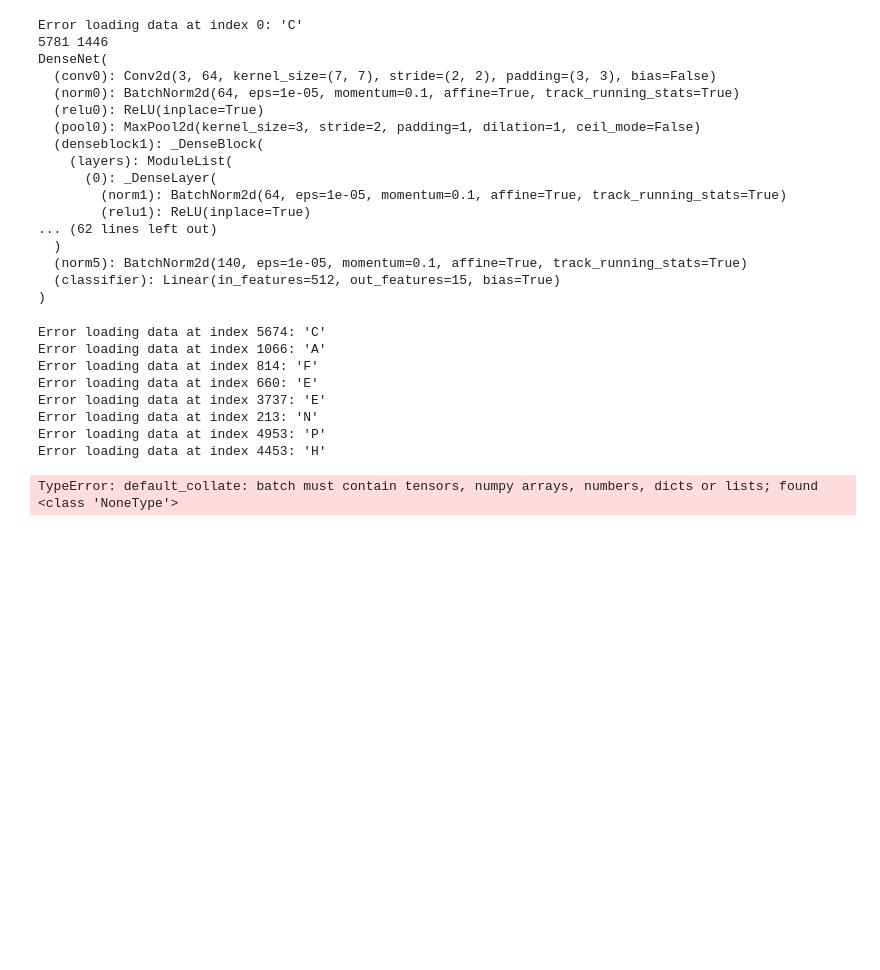
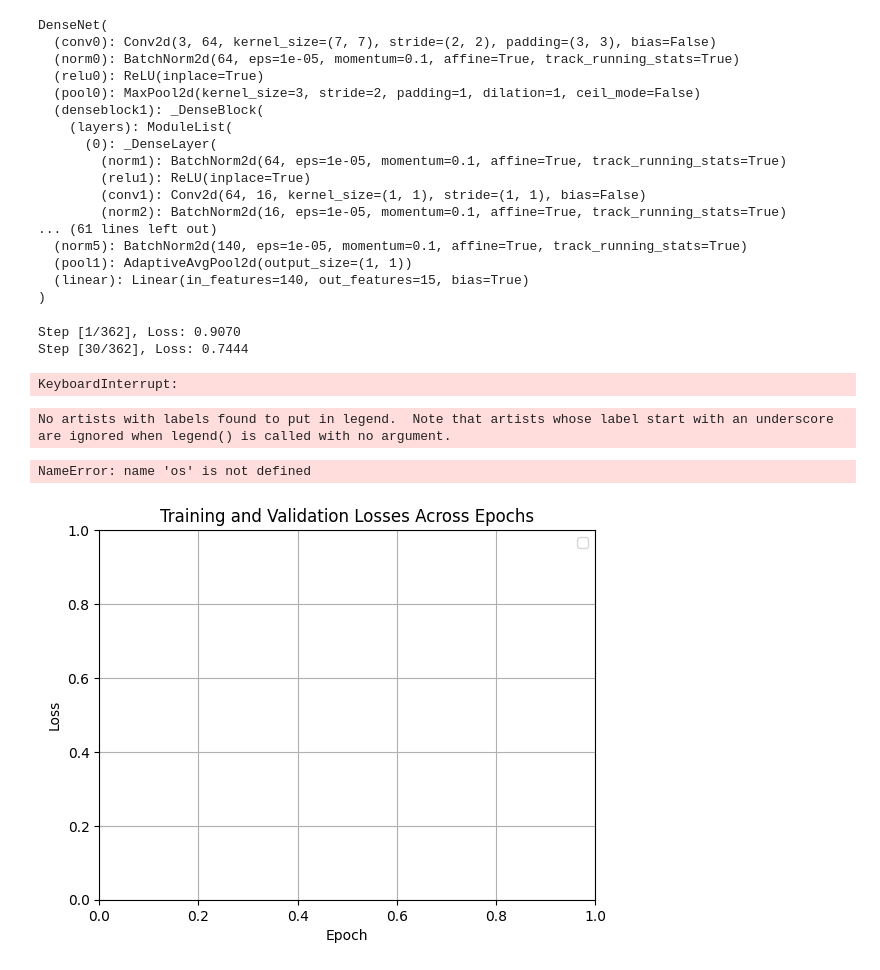
Before and after one commit to Abzzt/adl, a Jupyter notebook: densNet_variation.ipynb, the cells around one changed output. Drawn from its saved outputs; the diff is of its cells as text; code cells hidden in the pictures; blank space fills up the shorter version.

```diff
--- a/densNet_variation.ipynb
+++ b/densNet_variation.ipynb
@@ -50,7 +56,7 @@ class _Transition(nn.Module):
 import torch.nn.functional as F
 from data_proccessing import image_size, labels
 
-dense = models.densenet121()
+# dense = models.densenet121()
 class DenseNet(nn.Module):
     def __init__(self):
         super(DenseNet, self).__init__()
@@ -62,10 +68,11 @@ class DenseNet(nn.Module):
         self.transition1 = _Transition(in_channels=76, out_channels=128)
         self.denseblock2 = _DenseBlock(num_layers=3, in_channels=128, growth_rate=4)  # Added second dense block
         self.norm5 = nn.BatchNorm2d(140, eps=1e-05, momentum=0.1, affine=True, track_running_stats=True)  # Adjusted to the output size of the last dense block
-        self.classifier = nn.Linear(in_features=(512), out_features=15, bias=True)  # Adjusted input features
+        self.pool1 = nn.AdaptiveAvgPool2d(output_size=(1, 1))
+        self.linear = nn.Linear(in_features=(140), out_features=15, bias=True)  # Adjusted input features
 
     def forward(self, x):
-        x = self.conv0(x.to(torch.float32))
+        x = self.conv0(x)
         x = self.norm0(x)
         x = self.relu0(x)
         out = self.pool0(x)
@@ -73,9 +80,10 @@ class DenseNet(nn.Module):
         out = self.transition1(out)
         out = self.denseblock2(out)
         out = F.relu(self.norm5(out))
-        out = F.avg_pool2d(out, kernel_size=out.size(2))
+        out = self.pool1(out)
         out = out.view(out.size(0), -1)
-        out = self.classifier(x)
+        out = self.linear(out)
+        out = F.sigmoid(out)
         return out
 
 
@@ -83,8 +91,6 @@ class DenseNet(nn.Module):
 model = DenseNet()
 print(model)
 # %% [output]
-Error loading data at index 0: 'C'
-5781 1446
 DenseNet(
   (conv0): Conv2d(3, 64, kernel_size=(7, 7), stride=(2, 2), padding=(3, 3), bias=False)
   (norm0): BatchNorm2d(64, eps=1e-05, momentum=0.1, affine=True, track_running_stats=True)
@@ -95,9 +101,11 @@ DenseNet(
       (0): _DenseLayer(
         (norm1): BatchNorm2d(64, eps=1e-05, momentum=0.1, affine=True, track_running_stats=True)
         (relu1): ReLU(inplace=True)
-... (62 lines left out)
-  )
+        (conv1): Conv2d(64, 16, kernel_size=(1, 1), stride=(1, 1), bias=False)
+        (norm2): BatchNorm2d(16, eps=1e-05, momentum=0.1, affine=True, track_running_stats=True)
+... (61 lines left out)
   (norm5): BatchNorm2d(140, eps=1e-05, momentum=0.1, affine=True, track_running_stats=True)
-  (classifier): Linear(in_features=512, out_features=15, bias=True)
+  (pool1): AdaptiveAvgPool2d(output_size=(1, 1))
+  (linear): Linear(in_features=140, out_features=15, bias=True)
 )
 # %%
@@ -134,10 +145,10 @@ def evaluate(model, valid_loader, criterion, device):
 # %%
-# from helper import train, evaluate
+from helper import train, evaluate
 from data_proccessing import train_loader, valid_loader
 import os
 
-save_dir = "models"
-criterion = nn.CrossEntropyLoss()
+save_dir = "models/densnet"
+criterion = nn.BCEWithLogitsLoss()
 num_epochs = 5
 learning_rates = [0.001, 0.0005, 0.0001]
 model.to(device)
@@ -148,7 +159,7 @@ valid_losses_dict = {}
 
 # Iterate over different learning rates
 for lr in learning_rates:
-    optimizer = optim.Adam(filter(lambda p: p.requires_grad, dense.parameters()), lr=lr)
+    optimizer = optim.Adam(model.parameters(), lr=lr)
 
     best_valid_loss = float('inf')
     train_losses = []
@@ -178,12 +189,22 @@ for lr in learning_rates:
 torch.save(train_losses_dict, os.path.join(save_dir, 'train_losses.pt'))
 torch.save(valid_losses_dict, os.path.join(save_dir, 'valid_losses.pt'))
 # %% [output]
-Error loading data at index 5674: 'C'
-Error loading data at index 1066: 'A'
-Error loading data at index 814: 'F'
-Error loading data at index 660: 'E'
-Error loading data at index 3737: 'E'
-Error loading data at index 213: 'N'
-Error loading data at index 4953: 'P'
-Error loading data at index 4453: 'H'
+Step [1/362], Loss: 0.9070
+Step [30/362], Loss: 0.7444
-TypeError: default_collate: batch must contain tensors, numpy arrays, numbers, dicts or lists; found <class 'NoneType'>
+KeyboardInterrupt:
+# %%
+import matplotlib.pyplot as plt
+# Add labels and title
+plt.xlabel('Epoch')
+plt.ylabel('Loss')
+plt.title('Training and Validation Losses Across Epochs')
+plt.legend()
+plt.grid(True)
+
+# Save or show the plot
+plt.savefig(os.path.join(save_dir, 'loss_plot.png'))  # Save the plot as an image file
+plt.show()
+# %% [output]
+No artists with labels found to put in legend.  Note that artists whose label start with an underscore are ignored when legend() is called with no argument.
+NameError: name 'os' is not defined
+[figure, added]
```
Also changed, not shown: parts of 4 cells of this notebook, 3 other files.
